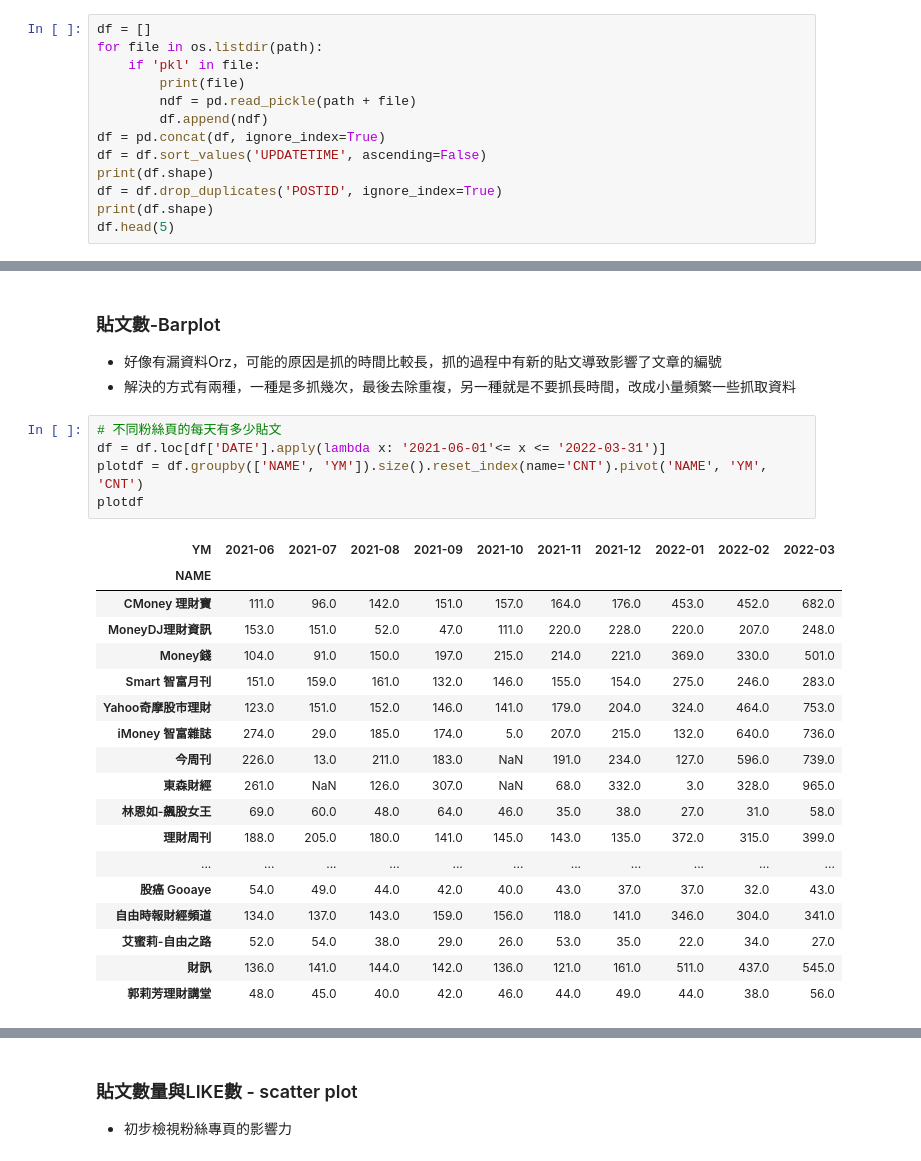
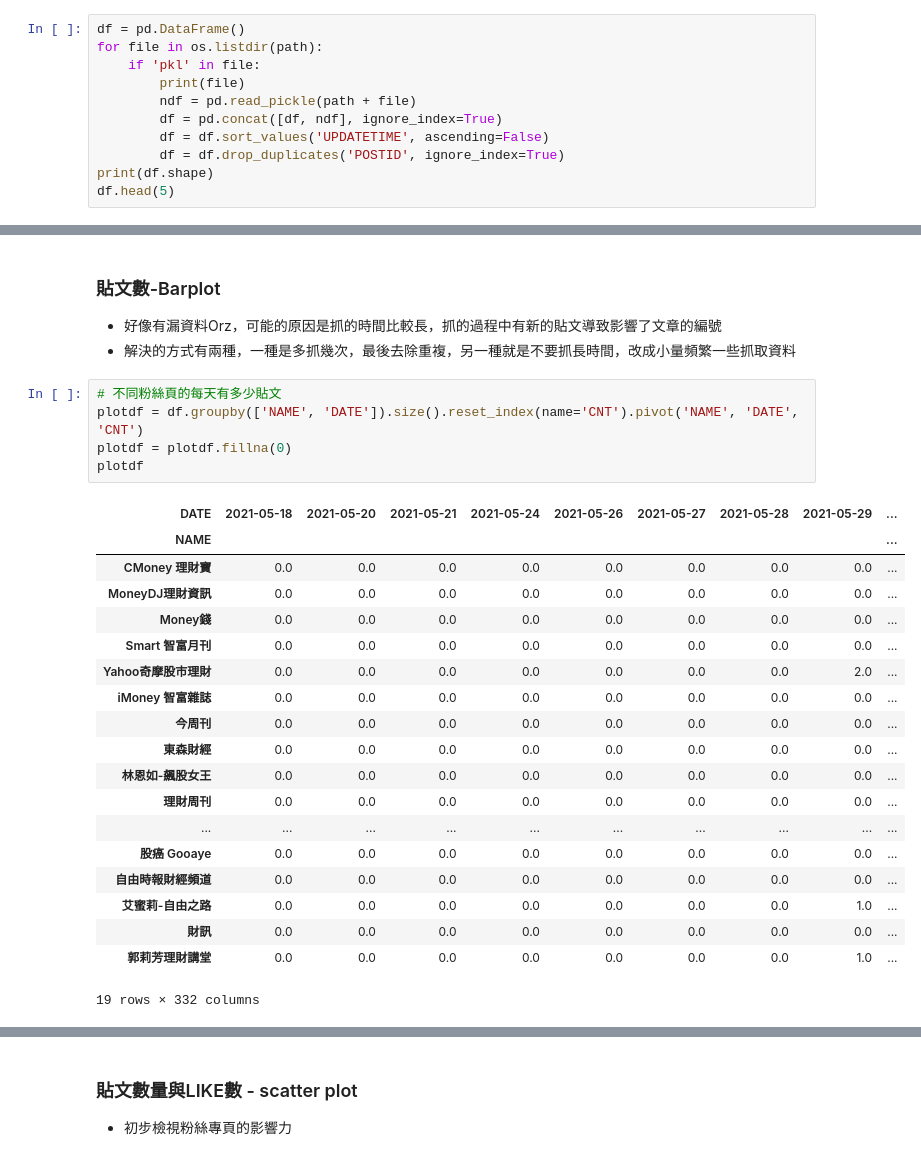
Before and after one commit to tlyu0419/Stock-Prediction-Using-Facebook-Sentiment-with-Python, a Jupyter notebook: 02_Sectiment_analysis.ipynb, the cells around one changed output, grey strips where cells are left out. Saved outputs shown, nothing was run; the diff lists cells and outputs as text.

```diff
--- a/02_Sectiment_analysis.ipynb
+++ b/02_Sectiment_analysis.ipynb
@@ -59,16 +54,14 @@ os.listdir(path)
  '20220414_imoney889.pkl',
  '20220414_YahooTWFinance.pkl']
 # %%
-df = []
+df = pd.DataFrame()
 for file in os.listdir(path):
     if 'pkl' in file:
         print(file)
         ndf = pd.read_pickle(path + file)
-        df.append(ndf)
-df = pd.concat(df, ignore_index=True)
-df = df.sort_values('UPDATETIME', ascending=False)
-print(df.shape)
-df = df.drop_duplicates('POSTID', ignore_index=True)
+        df = pd.concat([df, ndf], ignore_index=True)
+        df = df.sort_values('UPDATETIME', ascending=False)
+        df = df.drop_duplicates('POSTID', ignore_index=True)
 print(df.shape)
 df.head(5)
 # %% [output]
@@ -115,28 +108,29 @@ df.head(3)
 -  解決的方式有兩種，一種是多抓幾次，最後去除重複，另一種就是不要抓長時間，改成小量頻繁一些抓取資料
 # %%
 # 不同粉絲頁的每天有多少貼文
-df = df.loc[df['DATE'].apply(lambda x: '2021-06-01'<= x <= '2022-03-31')]
-plotdf = df.groupby(['NAME', 'YM']).size().reset_index(name='CNT').pivot('NAME', 'YM', 'CNT')
+plotdf = df.groupby(['NAME', 'DATE']).size().reset_index(name='CNT').pivot('NAME', 'DATE', 'CNT')
+plotdf = plotdf.fillna(0)
 plotdf
 # %% [output]
-| YM | 2021-06 | 2021-07 | 2021-08 | 2021-09 | 2021-10 | 2021-11 | 2021-12 | 2022-01 | 2022-02 | 2022-03 |
-| NAME |  |  |  |  |  |  |  |  |  |  |
-| CMoney 理財寶 | 111.0 | 96.0 | 142.0 | 151.0 | 157.0 | 164.0 | 176.0 | 453.0 | 452.0 | 682.0 |
-| MoneyDJ理財資訊 | 153.0 | 151.0 | 52.0 | 47.0 | 111.0 | 220.0 | 228.0 | 220.0 | 207.0 | 248.0 |
-| Money錢 | 104.0 | 91.0 | 150.0 | 197.0 | 215.0 | 214.0 | 221.0 | 369.0 | 330.0 | 501.0 |
-| Smart 智富月刊 | 151.0 | 159.0 | 161.0 | 132.0 | 146.0 | 155.0 | 154.0 | 275.0 | 246.0 | 283.0 |
-| Yahoo奇摩股市理財 | 123.0 | 151.0 | 152.0 | 146.0 | 141.0 | 179.0 | 204.0 | 324.0 | 464.0 | 753.0 |
-| iMoney 智富雜誌 | 274.0 | 29.0 | 185.0 | 174.0 | 5.0 | 207.0 | 215.0 | 132.0 | 640.0 | 736.0 |
-| 今周刊 | 226.0 | 13.0 | 211.0 | 183.0 | NaN | 191.0 | 234.0 | 127.0 | 596.0 | 739.0 |
-| 東森財經 | 261.0 | NaN | 126.0 | 307.0 | NaN | 68.0 | 332.0 | 3.0 | 328.0 | 965.0 |
-| 林恩如-飆股女王 | 69.0 | 60.0 | 48.0 | 64.0 | 46.0 | 35.0 | 38.0 | 27.0 | 31.0 | 58.0 |
-| 理財周刊 | 188.0 | 205.0 | 180.0 | 141.0 | 145.0 | 143.0 | 135.0 | 372.0 | 315.0 | 399.0 |
-| ... | ... | ... | ... | ... | ... | ... | ... | ... | ... | ... |
-| 股癌 Gooaye | 54.0 | 49.0 | 44.0 | 42.0 | 40.0 | 43.0 | 37.0 | 37.0 | 32.0 | 43.0 |
-| 自由時報財經頻道 | 134.0 | 137.0 | 143.0 | 159.0 | 156.0 | 118.0 | 141.0 | 346.0 | 304.0 | 341.0 |
-| 艾蜜莉-自由之路 | 52.0 | 54.0 | 38.0 | 29.0 | 26.0 | 53.0 | 35.0 | 22.0 | 34.0 | 27.0 |
-| 財訊 | 136.0 | 141.0 | 144.0 | 142.0 | 136.0 | 121.0 | 161.0 | 511.0 | 437.0 | 545.0 |
-| 郭莉芳理財講堂 | 48.0 | 45.0 | 40.0 | 42.0 | 46.0 | 44.0 | 49.0 | 44.0 | 38.0 | 56.0 |
+| DATE | 2021-05-18 | 2021-05-20 | 2021-05-21 | 2021-05-24 | 2021-05-26 | 2021-05-27 | 2021-05-28 | 2021-05-29 | ... |
+| NAME |  |  |  |  |  |  |  |  | ... |
+| CMoney 理財寶 | 0.0 | 0.0 | 0.0 | 0.0 | 0.0 | 0.0 | 0.0 | 0.0 | ... |
+| MoneyDJ理財資訊 | 0.0 | 0.0 | 0.0 | 0.0 | 0.0 | 0.0 | 0.0 | 0.0 | ... |
+| Money錢 | 0.0 | 0.0 | 0.0 | 0.0 | 0.0 | 0.0 | 0.0 | 0.0 | ... |
+| Smart 智富月刊 | 0.0 | 0.0 | 0.0 | 0.0 | 0.0 | 0.0 | 0.0 | 0.0 | ... |
+| Yahoo奇摩股市理財 | 0.0 | 0.0 | 0.0 | 0.0 | 0.0 | 0.0 | 0.0 | 2.0 | ... |
+| iMoney 智富雜誌 | 0.0 | 0.0 | 0.0 | 0.0 | 0.0 | 0.0 | 0.0 | 0.0 | ... |
+| 今周刊 | 0.0 | 0.0 | 0.0 | 0.0 | 0.0 | 0.0 | 0.0 | 0.0 | ... |
+| 東森財經 | 0.0 | 0.0 | 0.0 | 0.0 | 0.0 | 0.0 | 0.0 | 0.0 | ... |
+| 林恩如-飆股女王 | 0.0 | 0.0 | 0.0 | 0.0 | 0.0 | 0.0 | 0.0 | 0.0 | ... |
+| 理財周刊 | 0.0 | 0.0 | 0.0 | 0.0 | 0.0 | 0.0 | 0.0 | 0.0 | ... |
+| ... | ... | ... | ... | ... | ... | ... | ... | ... | ... |
+| 股癌 Gooaye | 0.0 | 0.0 | 0.0 | 0.0 | 0.0 | 0.0 | 0.0 | 0.0 | ... |
+| 自由時報財經頻道 | 0.0 | 0.0 | 0.0 | 0.0 | 0.0 | 0.0 | 0.0 | 0.0 | ... |
+| 艾蜜莉-自由之路 | 0.0 | 0.0 | 0.0 | 0.0 | 0.0 | 0.0 | 0.0 | 1.0 | ... |
+| 財訊 | 0.0 | 0.0 | 0.0 | 0.0 | 0.0 | 0.0 | 0.0 | 0.0 | ... |
+| 郭莉芳理財講堂 | 0.0 | 0.0 | 0.0 | 0.0 | 0.0 | 0.0 | 0.0 | 1.0 | ... |
+19 rows × 332 columns
 # %%
 sns.heatmap(plotdf)
 # %% [output]
```
Also changed, not shown: parts of 47 cells of this notebook, 7 other files.
